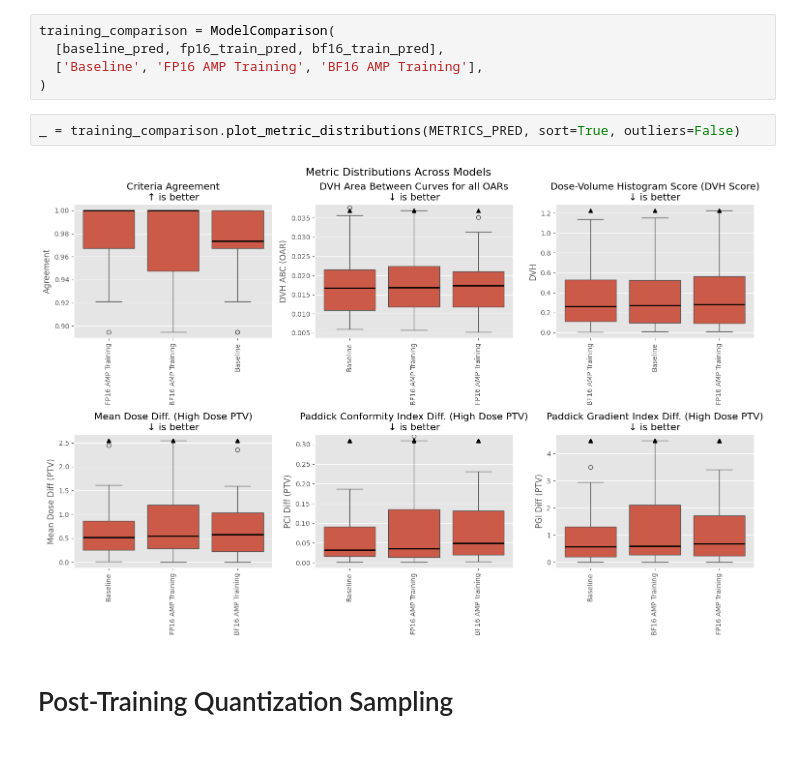
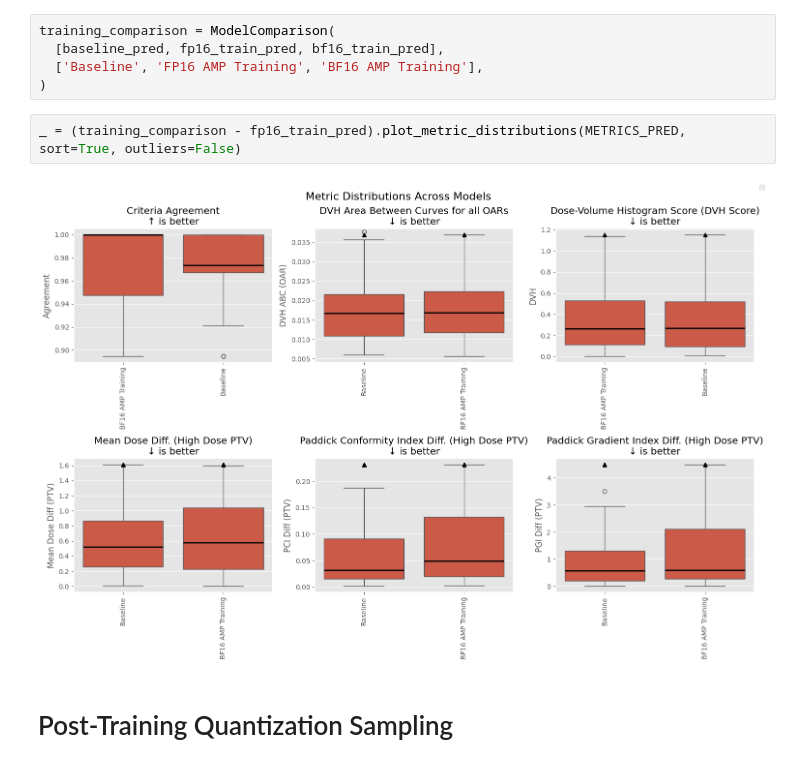
Before and after one commit to josefweibel/dose-prediction-calculation-thesis, a Jupyter notebook: notebooks/24_quantization.ipynb, the cells around one changed output. Drawn from its saved outputs; the diff is of its cells as text.

```diff
--- a/notebooks/24_quantization.ipynb
+++ b/notebooks/24_quantization.ipynb
@@ -31,9 +34,9 @@ training_comparison = ModelComparison(
   ['Baseline', 'FP16 AMP Training', 'BF16 AMP Training'],
 )
 # %%
-_ = training_comparison.plot_metric_distributions(METRICS_PRED, sort=True, outliers=False)
+_ = (training_comparison - fp16_train_pred).plot_metric_distributions(METRICS_PRED, sort=True, outliers=False)
 # %% [output]
-[figure, old version]
+[figure, new version]
 # %% [markdown]
 # Post-Training Quantization Sampling
 # %%
```
Also changed, not shown: parts of 6 cells of this notebook, 10 other files.
